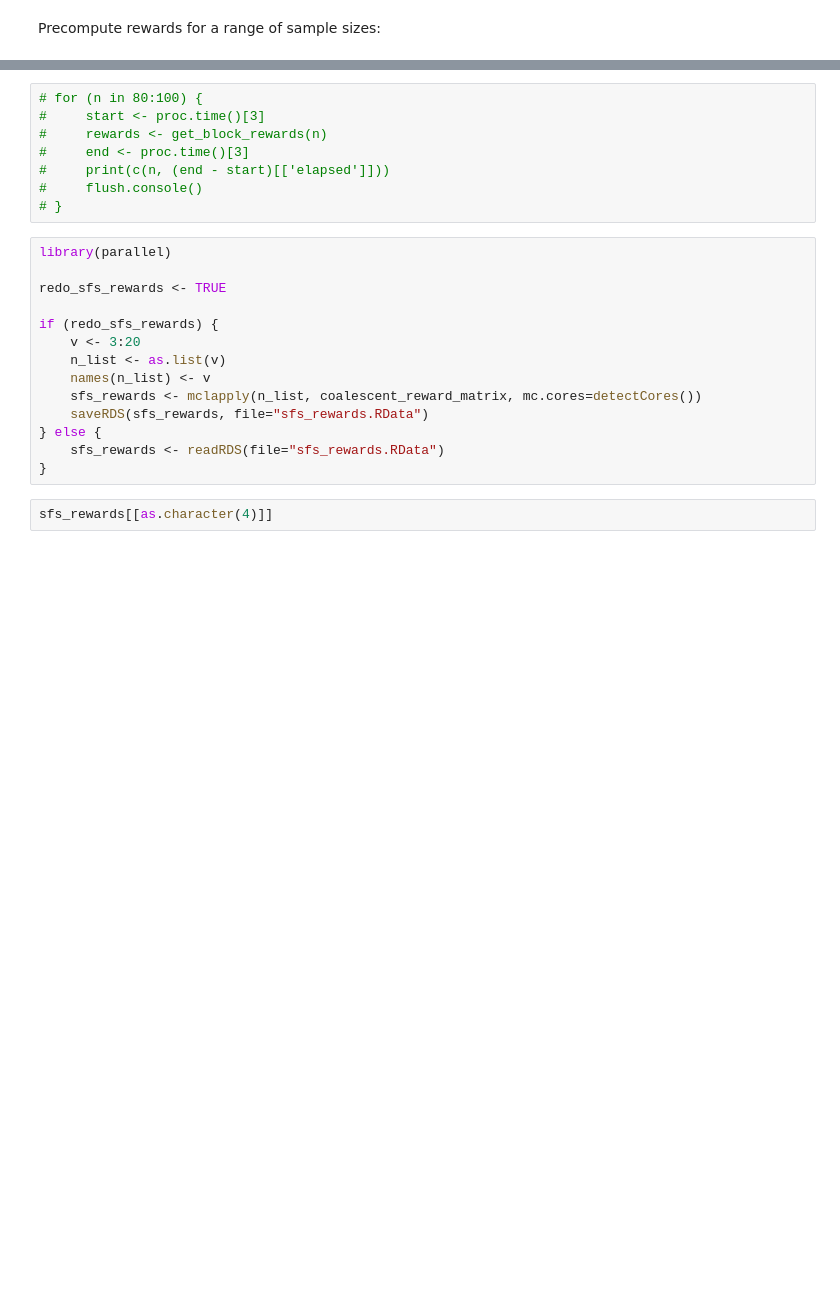
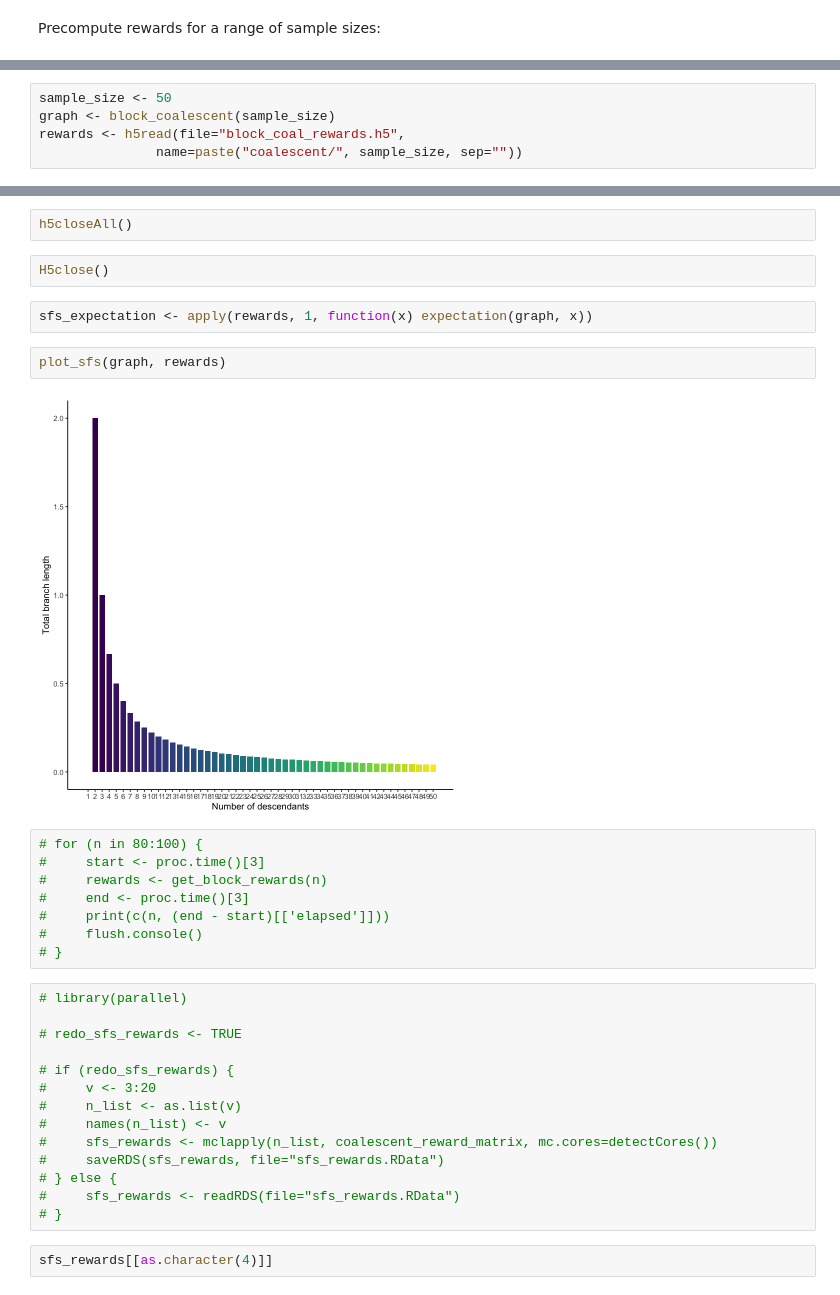
Before and after one commit to munch-group/phase-type-distributions, a Jupyter notebook: notebooks/partitions-R.ipynb, the cells around one changed output, grey strips where cells are left out. Cells and saved outputs as stored; diff of their text form; blank space fills up the shorter version.

```diff
--- a/notebooks/partitions-R.ipynb
+++ b/notebooks/partitions-R.ipynb
@@ -250,0 +333,5 @@ Precompute rewards for a range of sample sizes:
+# %%
+sample_size <- 50
+graph <- block_coalescent(sample_size)
+rewards <- h5read(file="block_coal_rewards.h5",
+               name=paste("coalescent/", sample_size, sep=""))
@@ -251,3 +342,13 @@ Precompute rewards for a range of sample sizes:
+# %%
+h5closeAll()
+# %%
+H5close()
+# %%
+sfs_expectation <- apply(rewards, 1, function(x) expectation(graph, x))
+# %%
+plot_sfs(graph, rewards)
+# %% [output]
+[figure, added]
 # %%
 # for (n in 80:100) {
 #     start <- proc.time()[3]
@@ -257,19 +358,19 @@ Precompute rewards for a range of sample sizes:
 #     flush.console()
 # }
 # %%
-library(parallel)
+# library(parallel)
 
-redo_sfs_rewards <- TRUE
+# redo_sfs_rewards <- TRUE
 
-if (redo_sfs_rewards) {
-    v <- 3:20
-    n_list <- as.list(v)
-    names(n_list) <- v
-    sfs_rewards <- mclapply(n_list, coalescent_reward_matrix, mc.cores=detectCores())
-    saveRDS(sfs_rewards, file="sfs_rewards.RData")
-} else {
-    sfs_rewards <- readRDS(file="sfs_rewards.RData")
-}
+# if (redo_sfs_rewards) {
+#     v <- 3:20
+#     n_list <- as.list(v)
+#     names(n_list) <- v
+#     sfs_rewards <- mclapply(n_list, coalescent_reward_matrix, mc.cores=detectCores())
+#     saveRDS(sfs_rewards, file="sfs_rewards.RData")
+# } else {
+#     sfs_rewards <- readRDS(file="sfs_rewards.RData")
+# }
 # %%
 sfs_rewards[[as.character(4)]]
 # %% [output]
```
Also changed, not shown: parts of 24 cells of this notebook, 2 other files.
